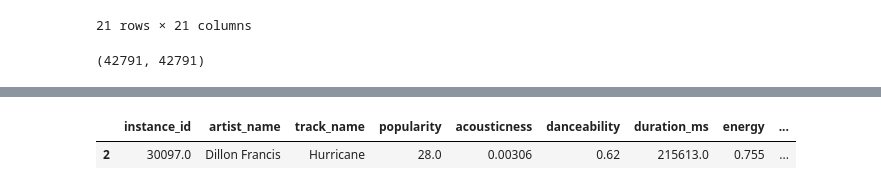
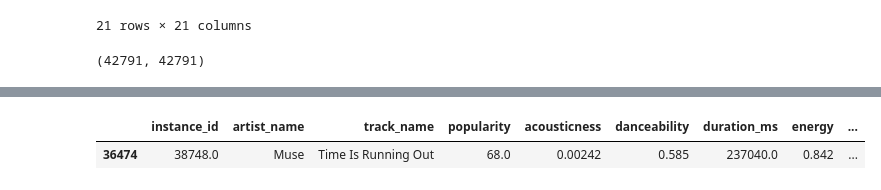
Before and after one commit to tristanpadiou/kaggle-music-genre-nn, a Jupyter notebook: music_recomendation_data.ipynb, the cells around one changed output, grey strips where cells are left out. Drawn from its saved outputs; the diff is of its cells as text; code cells hidden in the pictures.

```diff
--- a/music_recomendation_data.ipynb
+++ b/music_recomendation_data.ipynb
@@ -170 +174,3 @@ songs
+# %%
+id=38748.0
 # %%
@@ -201,5 +217,5 @@ music_df.loc[music_df['instance_id']==best_10.iloc[0]['instance_id']]
 # %%
-music_df.loc[song_idx]
+music_df.loc[music_df['instance_id']==id]
 # %% [output]
 |  | instance_id | artist_name | track_name | popularity | acousticness | danceability | duration_ms | energy | ... |
-| 2 | 30097.0 | Dillon Francis | Hurricane | 28.0 | 0.00306 | 0.62 | 215613.0 | 0.755 | ... |
+| 36474 | 38748.0 | Muse | Time Is Running Out | 68.0 | 0.00242 | 0.585 | 237040.0 | 0.842 | ... |
```
Also changed, not shown: parts of 11 cells of this notebook.
